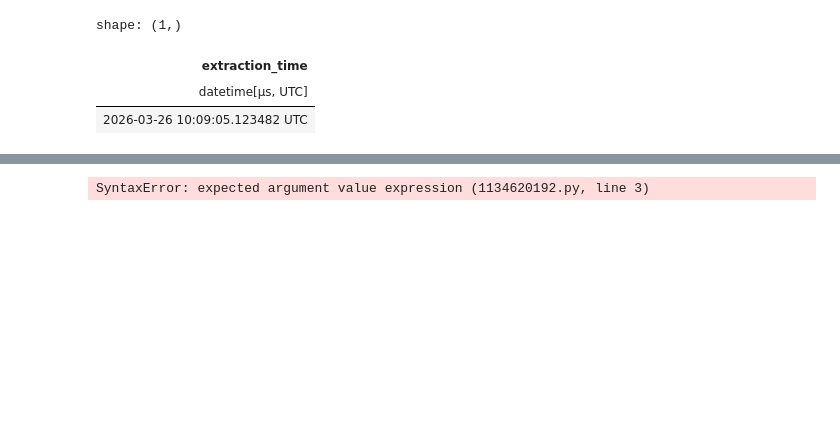
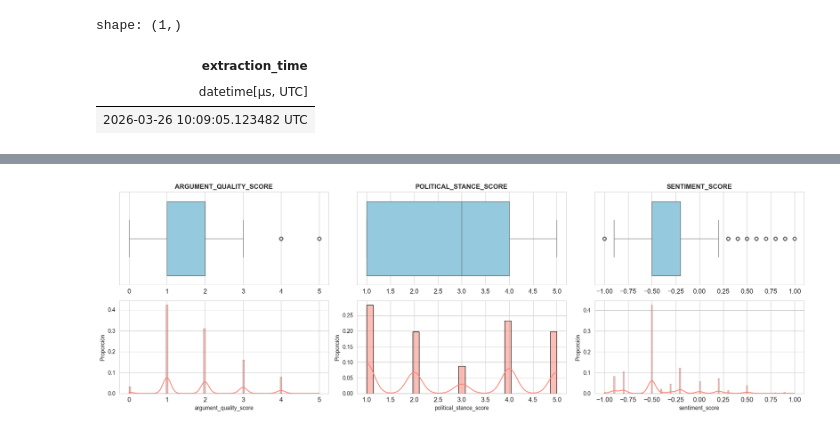
Before and after one commit to FabioScielzoOrtiz/gaza-reddit-polarization, a Jupyter notebook: src/notebooks/data_analysis.ipynb, the cells around one changed output, grey strips where cells are left out. Drawn from its saved outputs; the diff is of its cells as text; code cells hidden in the pictures; blank space fills up the shorter version.

```diff
--- a/src/notebooks/data_analysis.ipynb
+++ b/src/notebooks/data_analysis.ipynb
@@ -168,7 +160,20 @@ plot_cat_distribution(
+# %%
+discursive_quant_scores = [
+    'argument_quality_score',
+    'political_stance_score',
+    'sentiment_score'
+]
+
+discursive_cat_scores = [
+    'content_relevance_score',
+    'discourse_tone_score',
+    'dominant_frame_score',
+]
 # %%
 plot_quant_distribution(
     df = processed_data,
-    quant_cols =
+    quant_cols = discursive_quant_scores,
+    max_cols=3
 )
 # %% [output]
-SyntaxError: expected argument value expression (1134620192.py, line 3)
+[figure, added]
```
Also changed, not shown: parts of 17 cells of this notebook, 2 other files.
